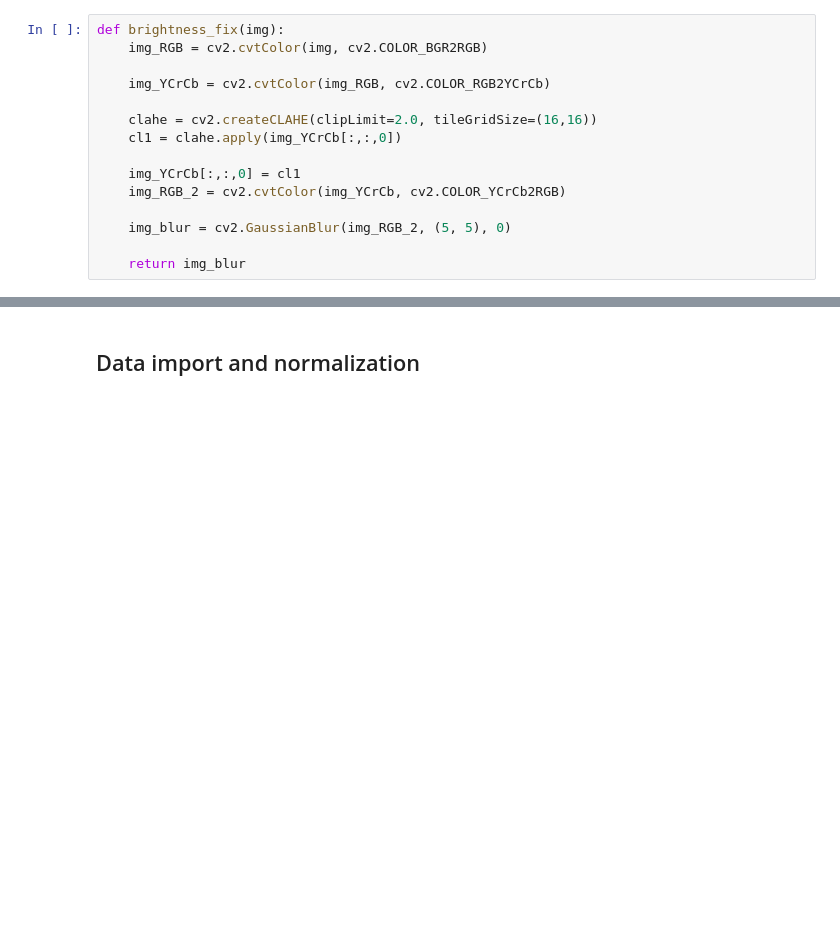
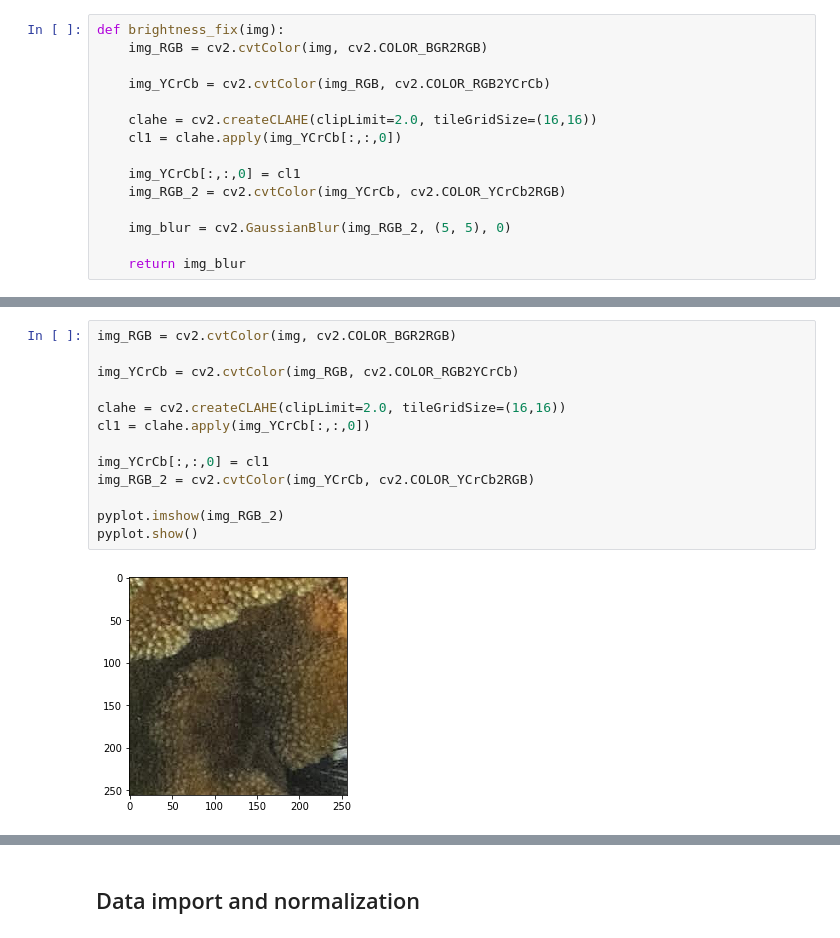
Before and after one commit to JuanIsernGhosn/coral-classification-deep-learning, a Jupyter notebook: experiments/RESNET50_Keras_10/RESNET50_Keras_10-J.ipynb, the cells around one changed output, grey strips where cells are left out. Saved outputs shown, nothing was run; the diff lists cells and outputs as text; blank space fills up the shorter version.

```diff
--- a/experiments/RESNET50_Keras_10/RESNET50_Keras_10-J.ipynb
+++ b/experiments/RESNET50_Keras_10/RESNET50_Keras_10-J.ipynb
@@ -73,0 +82,15 @@ def brightness_fix(img):
+# %%
+img_RGB = cv2.cvtColor(img, cv2.COLOR_BGR2RGB)
+
+img_YCrCb = cv2.cvtColor(img_RGB, cv2.COLOR_RGB2YCrCb)
+
+clahe = cv2.createCLAHE(clipLimit=2.0, tileGridSize=(16,16))
+cl1 = clahe.apply(img_YCrCb[:,:,0])
+
+img_YCrCb[:,:,0] = cl1
+img_RGB_2 = cv2.cvtColor(img_YCrCb, cv2.COLOR_YCrCb2RGB)
+
+pyplot.imshow(img_RGB_2)
+pyplot.show()
+# %% [output]
+[figure, added]
```
Also changed, not shown: parts of 2 cells of this notebook, 9 other files.
